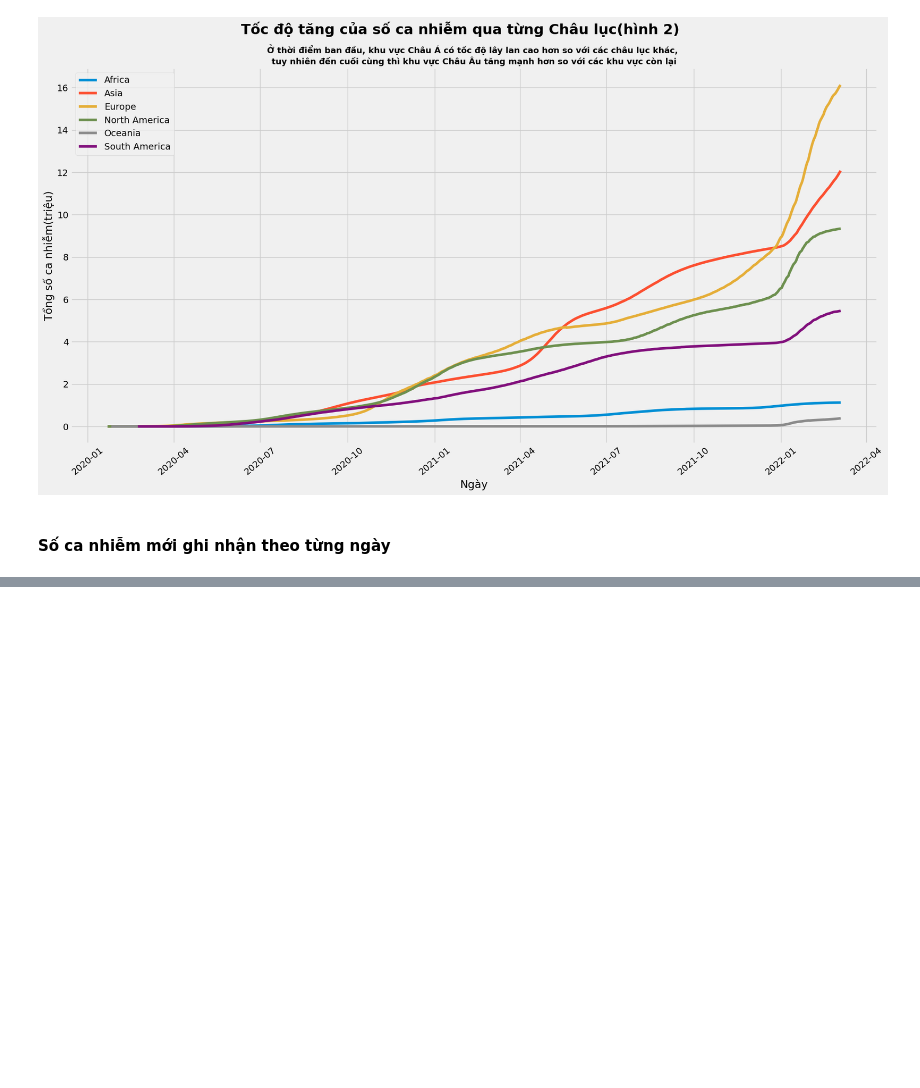
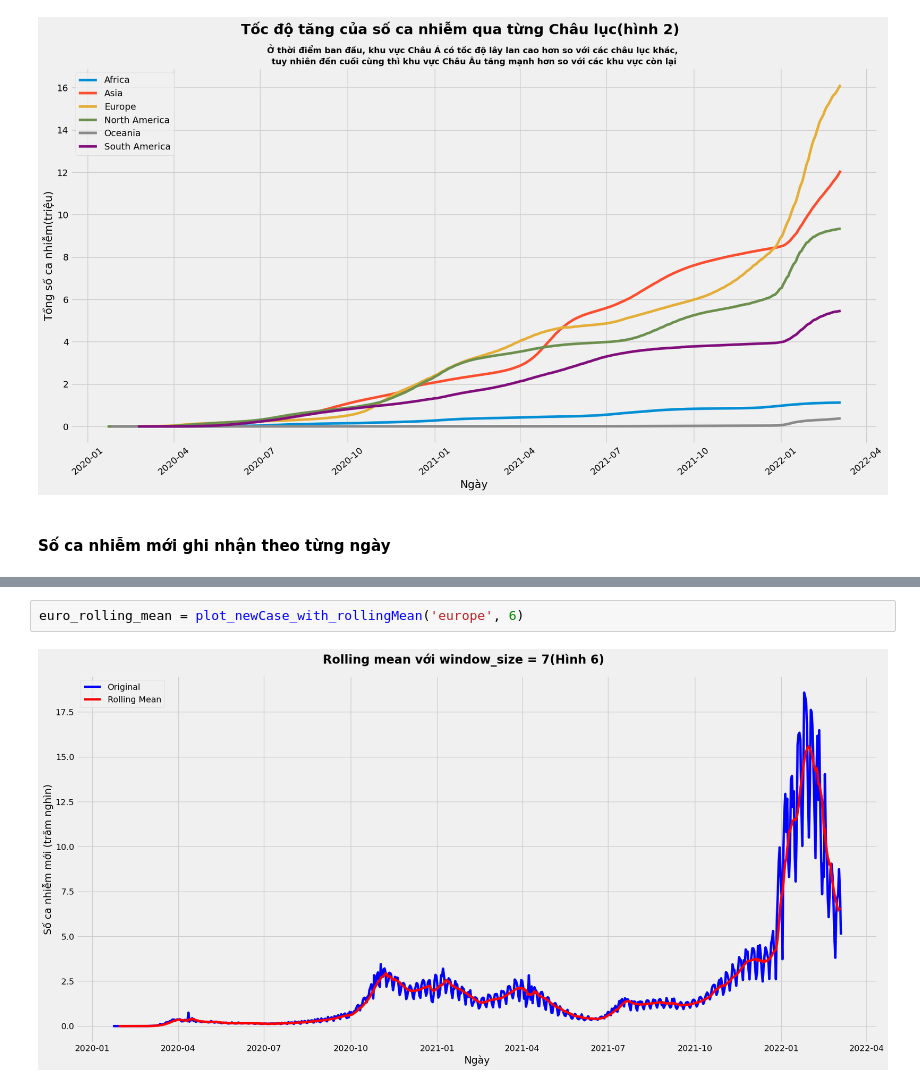
Before and after one commit to manh0387/BTL_LapTrinhAI, a Jupyter notebook: data_analyst.ipynb, the cells around one changed output, grey strips where cells are left out. Drawn from its saved outputs; the diff is of its cells as text; blank space fills up the shorter version.

```diff
--- a/data_analyst.ipynb
+++ b/data_analyst.ipynb
@@ -254,0 +282,4 @@ Name: new_cases, Length: 774, dtype: float64
+# %%
+euro_rolling_mean = plot_newCase_with_rollingMean('europe', 6)
+# %% [output]
+[figure, added]
```
Also changed, not shown: parts of 54 cells of this notebook, 17 other files.
